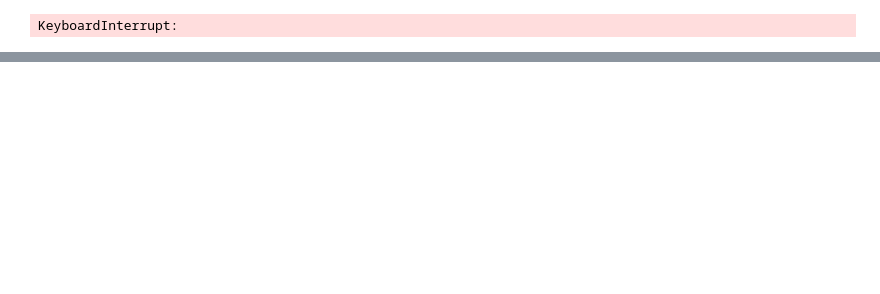
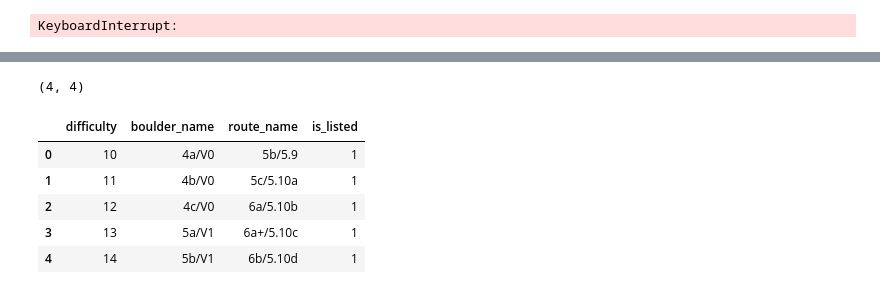
Before and after one commit to EvanMcCormick37/ml-homewall-climb-generator, a Jupyter notebook: model-training/equivariant_projected_diffusion/SimpleDiffusion.ipynb, the cells around one changed output, grey strips where cells are left out. Cells and saved outputs as stored; diff of their text form; code cells hidden in the pictures; blank space fills up the shorter version.

```diff
--- a/model-training/equivariant_projected_diffusion/SimpleDiffusion.ipynb
+++ b/model-training/equivariant_projected_diffusion/SimpleDiffusion.ipynb
@@ -439,0 +539,19 @@ array([[ 0.13043478,  0.875     , -0.9998298 ,  0.44444445],
+# %%
+n = 4
+df_cond = pd.DataFrame({"grade":[24]*n,"quality":[3]*n,"ascents":[1000]*n,"angle":[45]*n})
+scaler = ClimbsFeatureScaler(weights_path='climb_ddpm_scaler.joblib')
+scaled_cond = scaler.preprocess_conditional_features(df_cond)
+scaled_cond.shape
+# %% [output]
+(4, 4)
+# %%
+with sqlite3.connect("../data/boardlib/tension.db") as conn:
+    dfd = pd.read_sql_query("SELECT * FROM difficulty_grades WHERE is_listed = 1",conn)
+dfd.head()
+# %% [output]
+|  | difficulty | boulder_name | route_name | is_listed |
+| 0 | 10 | 4a/V0 | 5b/5.9 | 1 |
+| 1 | 11 | 4b/V0 | 5c/5.10a | 1 |
+| 2 | 12 | 4c/V0 | 6a/5.10b | 1 |
+| 3 | 13 | 5a/V1 | 6a+/5.10c | 1 |
+| 4 | 14 | 5b/V1 | 6b/5.10d | 1 |
```
Also changed, not shown: parts of 9 cells of this notebook, 4 other files.
